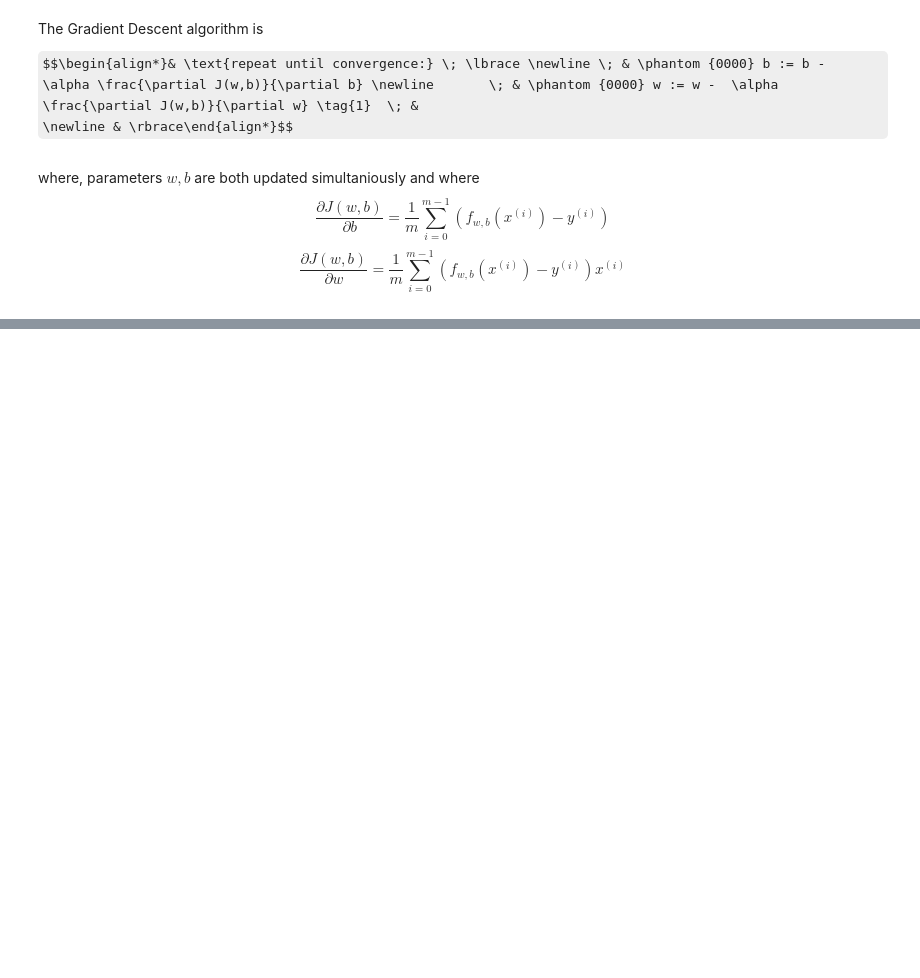
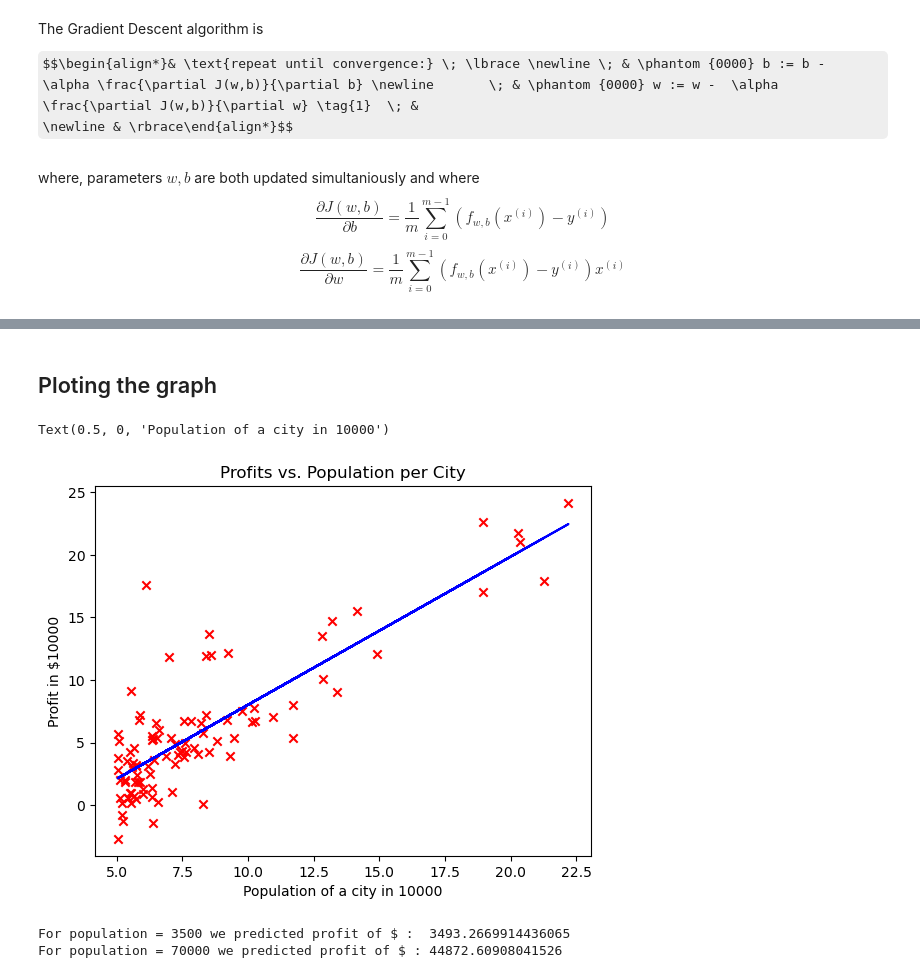
Before and after one commit to Durvankur4/AI_ML, a Jupyter notebook: projects/coursera_andrew_ng/C1_W2_Linear_Regression.ipynb, the cells around one changed output, grey strips where cells are left out. Saved outputs shown, nothing was run; the diff lists cells and outputs as text; code cells hidden in the pictures; some formulas as TeX source; blank space fills up the shorter version.

```diff
--- a/projects/coursera_andrew_ng/C1_W2_Linear_Regression.ipynb
+++ b/projects/coursera_andrew_ng/C1_W2_Linear_Regression.ipynb
@@ -155,5 +155,13 @@ def comp_gradient(x,y,w,b):
 
     for i in range(m):
         f_wbi = x[i]*w + b # Model function for that instance
-        dj_dbi = (f_wb - y[i])
-        dj_dwi = (f_wb - y[i])*x[i]
+        dj_dbi = (f_wbi - y[i]) #change in gradient for that instance wrt b
+        dj_dwi = (f_wbi - y[i])*x[i] #change in gradient for that instance ert w
+
+        dj_db += dj_dbi
+        dj_dw += dj_dwi
+
+    dj_db = dj_db/m
+    dj_dw = dj_dw/m
+
+    return dj_dw,dj_db
@@ -159,0 +176,6 @@ def comp_gradient(x,y,w,b):
+# %%
+inital_w = 0.2
+inital_b = 0.2
+
+temp_dj_dw , temp_dj_db = comp_gradient(x_train,y_train,inital_w,inital_b)
+print("Gradient at Inital w,b(zeros):",temp_dj_dw,temp_dj_db)
@@ -159,0 +236,10 @@ def comp_gradient(x,y,w,b):
+# %%
+initial_w = 0.0
+initial_b = 0.0
+
+iterations = 2000
+alpha = 0.01
+
+w,b,_,_ = gradient_descent(x_train,y_train,inital_w,initial_b,comp_cost,comp_gradient,alpha,iterations)
+
+print("w,b found by gradient descent:", w, b)
@@ -159,0 +258,27 @@ def comp_gradient(x,y,w,b):
+# %% [markdown]
+## Ploting the graph
+# %%
+m = x_train.shape[0]
+predicted = np.zeros(m)
+
+for i in range(m):
+    predicted[i] = w * x_train[i] + b
+# %%
+plt.plot(x_train,predicted,c = "b")
+plt.scatter(x_train,y_train,marker="x",c="r")
+
+plt.title("Profits vs. Population per City")
+plt.ylabel("Profit in $10000")
+plt.xlabel("Population of a city in 10000")
+# %% [output]
+Text(0.5, 0, 'Population of a city in 10000')
+[figure, added]
+# %%
+pedict1 = 3.5 * w + b
+pedict2 = 7 * w + b
+
+print("For population = 3500 we predicted profit of $ : ", pedict1*10000)
+print("For population = 70000 we predicted profit of $ :",pedict2*10000)
+# %% [output]
+For population = 3500 we predicted profit of $ :  3493.2669914436065
+For population = 70000 we predicted profit of $ : 44872.60908041526
```
Also changed, not shown: parts of 5 cells of this notebook.
